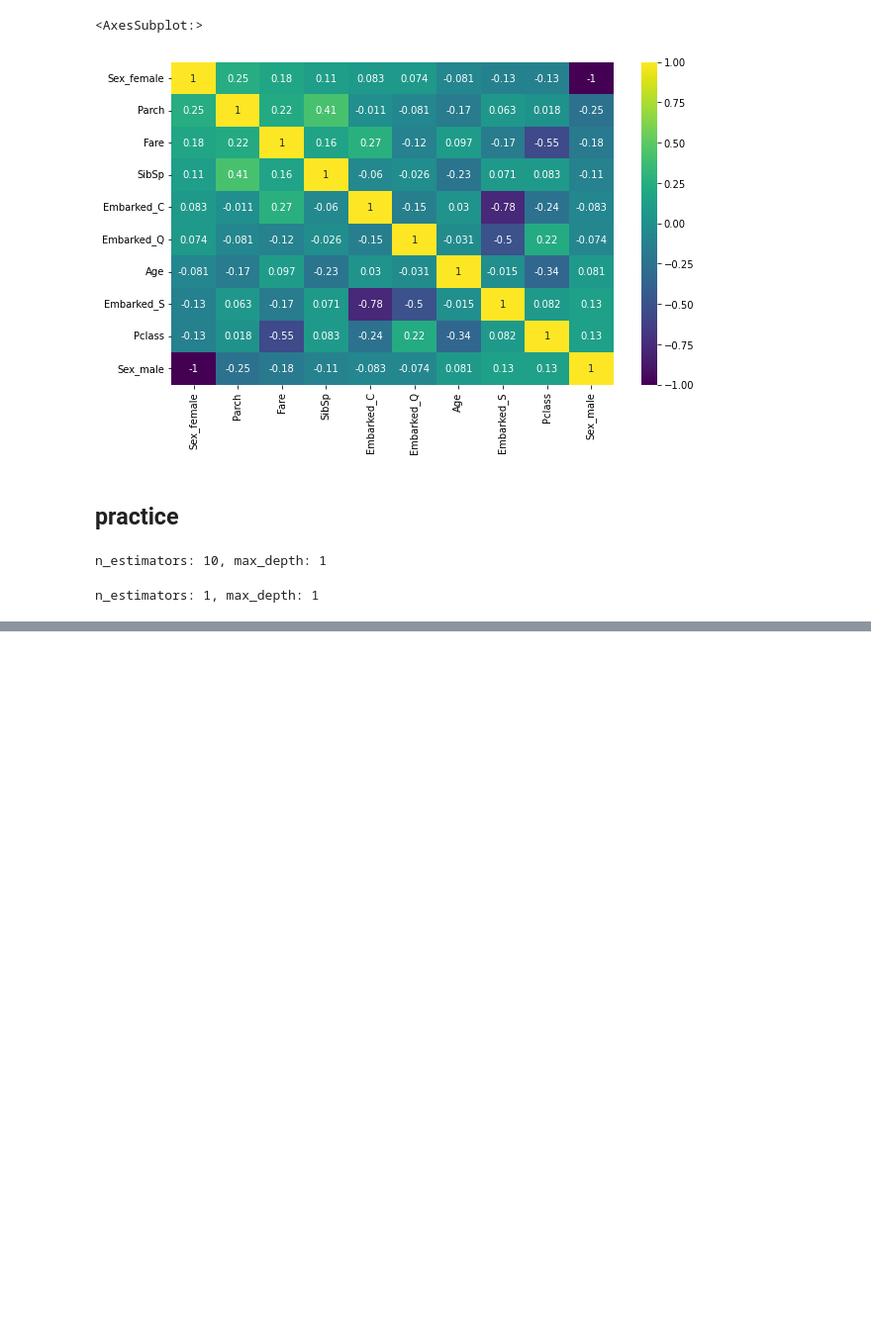
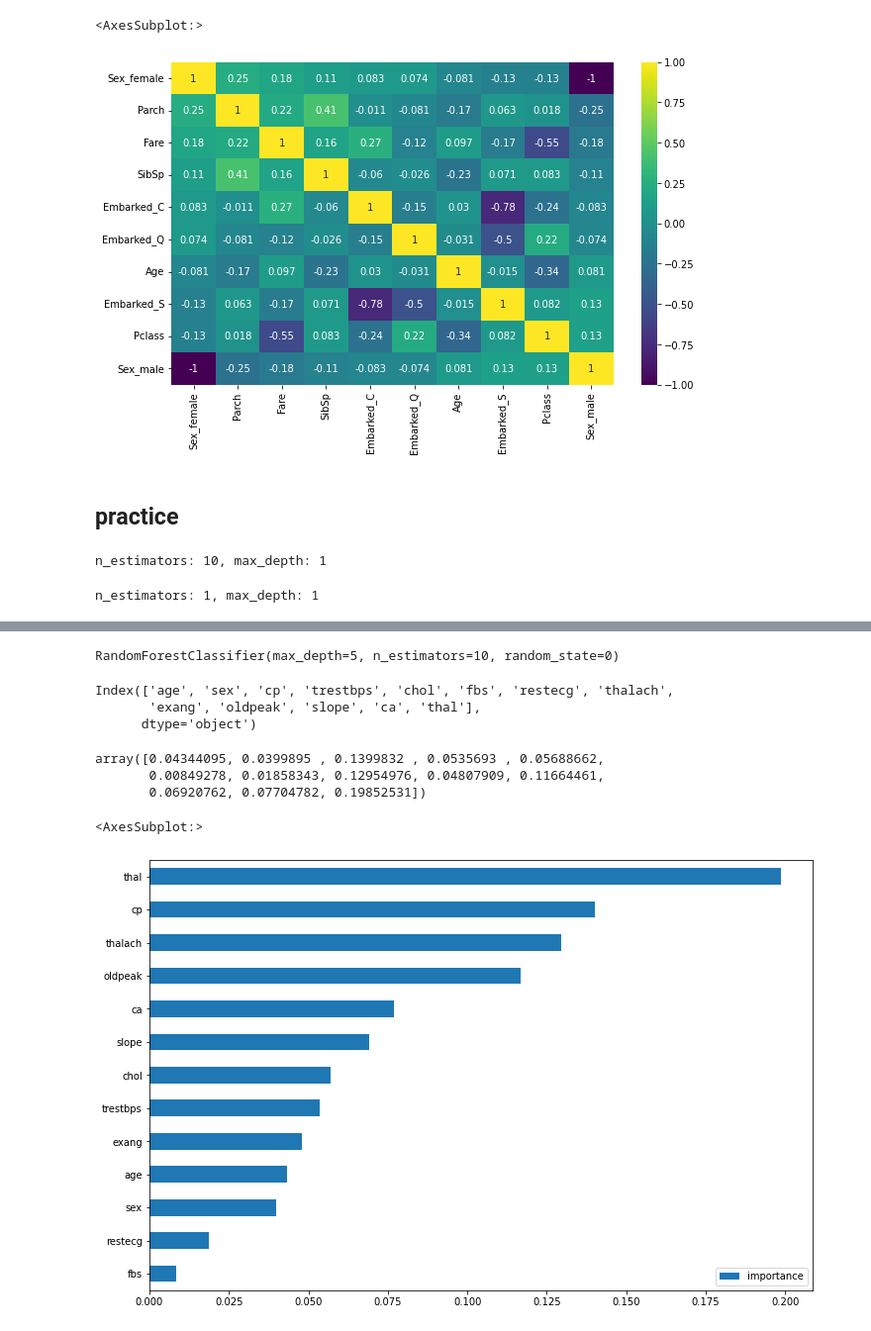
Before and after one commit to AndreyKurdyubov/Stepik_introML, a Jupyter notebook: Module 2.ipynb, the cells around one changed output, grey strips where cells are left out. Shown at 99% size. Cells and saved outputs as stored; diff of their text form; code cells hidden in the pictures; blank space fills up the shorter version.

```diff
--- a/Module 2.ipynb
+++ b/Module 2.ipynb
@@ -651,0 +695,3 @@ array([0, 2, 2, 0, 2, 2, 2, 0, 0, 2, 2, 0, 2, 2, 2, 0, 2, 2, 0, 0, 2, 2,
+# %%
+X = data.drop('target', axis=1)
+X
@@ -651,0 +712,3 @@ array([0, 2, 2, 0, 2, 2, 2, 0, 0, 2, 2, 0, 2, 2, 2, 0, 2, 2, 0, 0, 2, 2,
+# %%
+y = data.target
+y
@@ -651,0 +728,24 @@ array([0, 2, 2, 0, 2, 2, 2, 0, 0, 2, 2, 0, 2, 2, 2, 0, 2, 2, 0, 0, 2, 2,
+# %%
+rf = RandomForestClassifier(n_estimators=10, max_depth=5, random_state=0)
+# %%
+rf.fit(X, y)
+# %% [output]
+RandomForestClassifier(max_depth=5, n_estimators=10, random_state=0)
+# %%
+X.columns
+# %% [output]
+Index(['age', 'sex', 'cp', 'trestbps', 'chol', 'fbs', 'restecg', 'thalach',
+       'exang', 'oldpeak', 'slope', 'ca', 'thal'],
+      dtype='object')
+# %%
+rf.feature_importances_
+# %% [output]
+array([0.04344095, 0.0399895 , 0.1399832 , 0.0535693 , 0.05688662,
+       0.00849278, 0.01858343, 0.12954976, 0.04807909, 0.11664461,
+       0.06920762, 0.07704782, 0.19852531])
+# %%
+imp = pd.DataFrame(rf.feature_importances_, index=X.columns, columns=['importance'])
+imp.sort_values('importance').plot(kind='barh', figsize=(12, 8))
+# %% [output]
+<AxesSubplot:>
+[figure, added]
```
Also changed, not shown: parts of 18 cells of this notebook, 3 other files.
